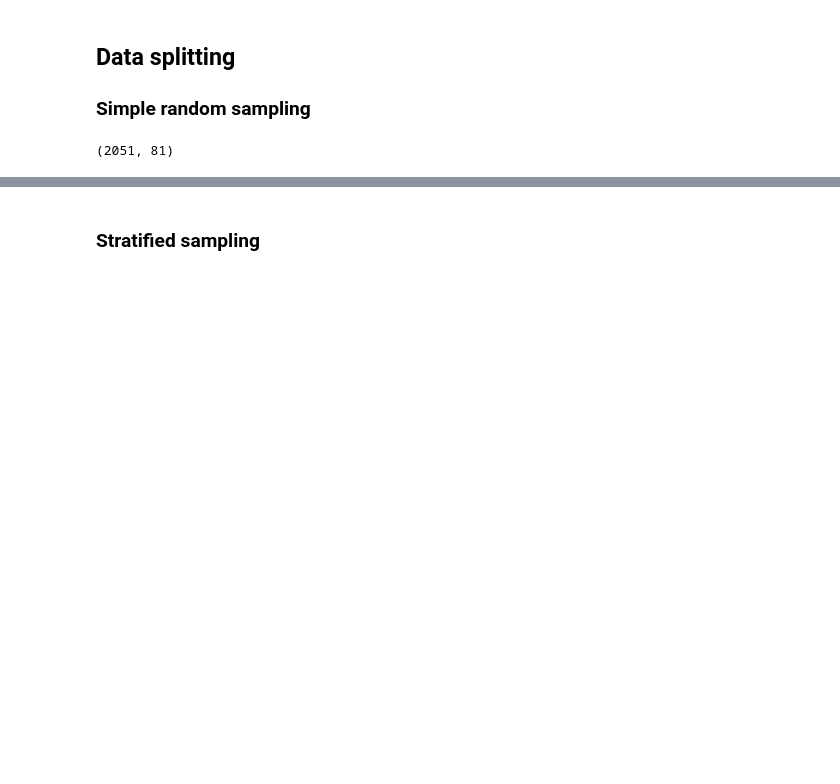
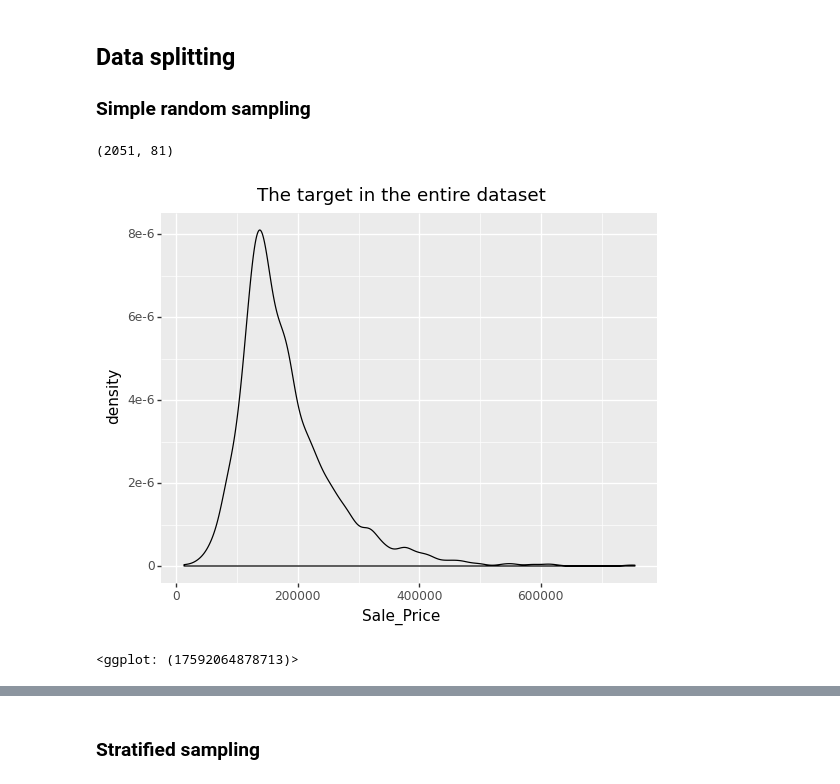
Before and after one commit to Scavetta/Misk-DSI-2022, a Jupyter notebook: 06-ML/Python/02-modeling-process.ipynb, the cells around one changed output, grey strips where cells are left out. Saved outputs shown, nothing was run; the diff lists cells and outputs as text; code cells hidden in the pictures; blank space fills up the shorter version.

```diff
--- a/06-ML/Python/02-modeling-process.ipynb
+++ b/06-ML/Python/02-modeling-process.ipynb
@@ -47,6 +48,13 @@ train, test = train_test_split(ames, train_size=0.7, random_state=123)
 train.shape
 # %% [output]
 (2051, 81)
+# %%
+(ggplot(ames, aes('Sale_Price'))
+ + geom_density()
+ + ggtitle("The target in the entire dataset"))
+# %% [output]
+[figure, added]
+<ggplot: (17592064878713)>
 # %%
 (ggplot(train, aes('Sale_Price'))
  + geom_density(color = "blue")
```
Also changed, not shown: parts of 6 cells of this notebook, 9 other files.
